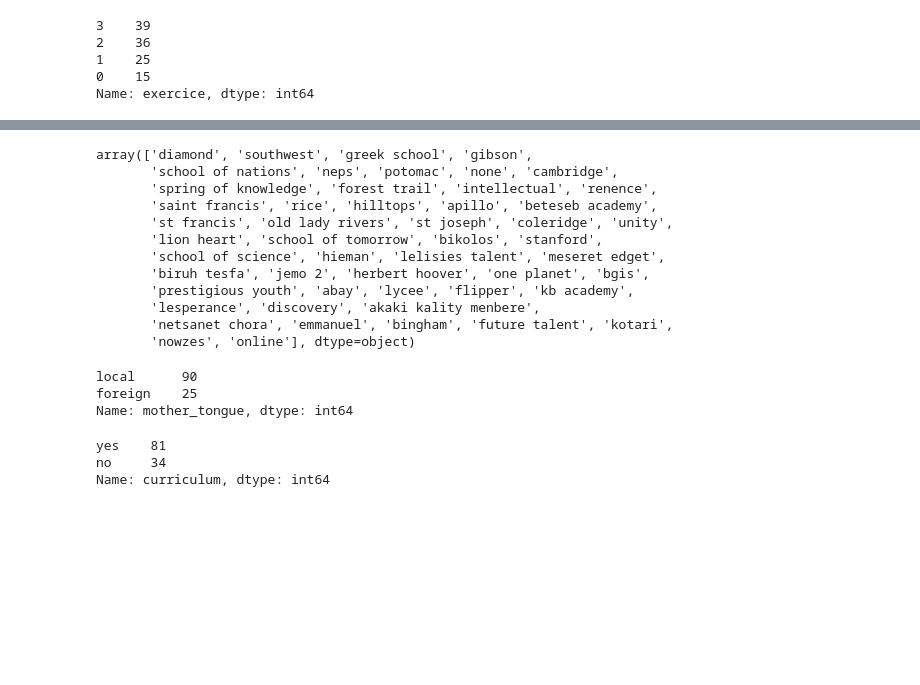
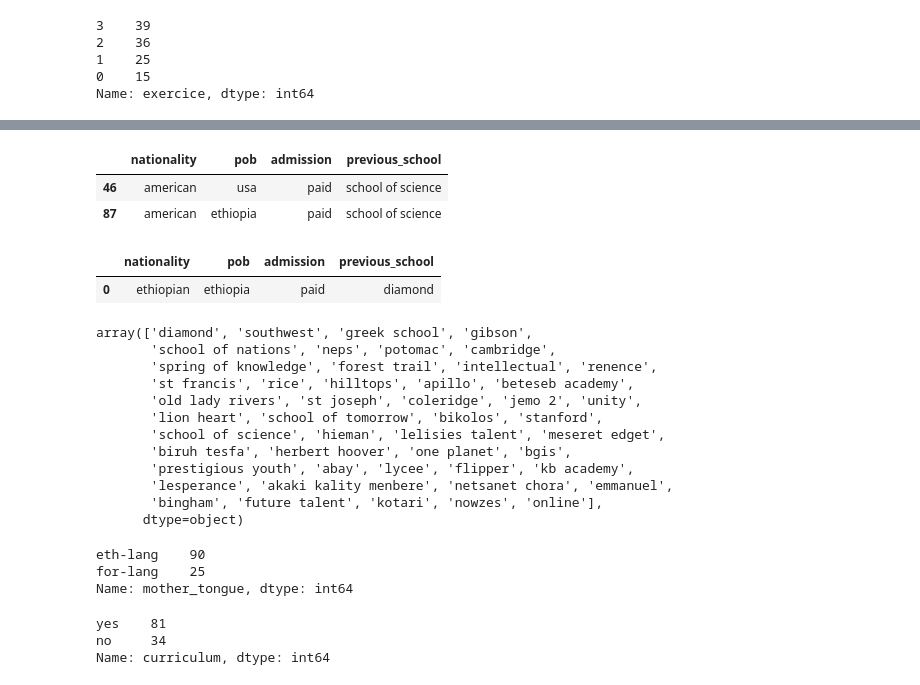
Before and after one commit to Ammon21/School-Data-Science-Project, a Jupyter notebook: notebooks/Data Cleaning-MS.ipynb, the cells around one changed output, grey strips where cells are left out. Drawn from its saved outputs; the diff is of its cells as text; code cells hidden in the pictures; blank space fills up the shorter version.

```diff
--- a/notebooks/Data Cleaning-MS.ipynb
+++ b/notebooks/Data Cleaning-MS.ipynb
@@ -453,4 +439,7 @@ df['previous_school'] = df['previous_school'].replace('lycee ', 'lycee')
 df['previous_school'] = df['previous_school'].replace('greek', 'greek school')
 df['previous_school'] = df['previous_school'].replace('Jemo 2 Primary School', 'jemo 2')
 df['previous_school'] = df['previous_school'].replace('beteseb', 'beteseb academy')
-df['previous_school'] = df['previous_school'].replace('discovery school of science ane tech','discovery')
+df['previous_school'] = df['previous_school'].replace('discovery','school of science')
+df['previous_school'] = df['previous_school'].replace('discovery school of science ane tech','school of science')
+df['previous_school'] = df['previous_school'].replace('saint francis','st francis')
+df.previous_school.value_counts()[:11]
@@ -457,30 +464,41 @@ df['previous_school'] = df['previous_school'].replace('discovery school of scien
+# %%
+df[df.previous_school == 'school of science'][['nationality', 'pob', 'admission', 'previous_school']]
+# %% [output]
+|  | nationality | pob | admission | previous_school |
+| 46 | american | usa | paid | school of science |
+| 87 | american | ethiopia | paid | school of science |
+# %%
+df[df.previous_school == 'diamond'] [['nationality', 'pob', 'admission', 'previous_school']]
+# %% [output]
+|  | nationality | pob | admission | previous_school |
+| 0 | ethiopian | ethiopia | paid | diamond |
 # %%
 df.previous_school.unique()
 # %% [output]
 array(['diamond', 'southwest', 'greek school', 'gibson',
-       'school of nations', 'neps', 'potomac', 'none', 'cambridge',
+       'school of nations', 'neps', 'potomac', 'cambridge',
        'spring of knowledge', 'forest trail', 'intellectual', 'renence',
-       'saint francis', 'rice', 'hilltops', 'apillo', 'beteseb academy',
-       'st francis', 'old lady rivers', 'st joseph', 'coleridge', 'unity',
+       'st francis', 'rice', 'hilltops', 'apillo', 'beteseb academy',
+       'old lady rivers', 'st joseph', 'coleridge', 'jemo 2', 'unity',
        'lion heart', 'school of tomorrow', 'bikolos', 'stanford',
        'school of science', 'hieman', 'lelisies talent', 'meseret edget',
-       'biruh tesfa', 'jemo 2', 'herbert hoover', 'one planet', 'bgis',
+       'biruh tesfa', 'herbert hoover', 'one planet', 'bgis',
        'prestigious youth', 'abay', 'lycee', 'flipper', 'kb academy',
-       'lesperance', 'discovery', 'akaki kality menbere',
-       'netsanet chora', 'emmanuel', 'bingham', 'future talent', 'kotari',
-       'nowzes', 'online'], dtype=object)
+       'lesperance', 'akaki kality menbere', 'netsanet chora', 'emmanuel',
+       'bingham', 'future talent', 'kotari', 'nowzes', 'online'],
+      dtype=object)
 # %%
 df.mother_tongue.value_counts()
 df['mother_tongue'] = df['mother_tongue'].replace('engish', 'english')
-df['mother_tongue'] = df['mother_tongue'].replace('english', 'foreign')
-df['mother_tongue'] = df['mother_tongue'].replace('arabic', 'foreign')
-df['mother_tongue'] = df['mother_tongue'].replace('norwegian', 'foreign')
-df['mother_tongue'] = df['mother_tongue'].replace('afan oromo', 'local')
-df['mother_tongue'] = df['mother_tongue'].replace('amharic', 'local')
+df['mother_tongue'] = df['mother_tongue'].replace('english', 'for-lang')
+df['mother_tongue'] = df['mother_tongue'].replace('arabic', 'for-lang')
+df['mother_tongue'] = df['mother_tongue'].replace('norwegian', 'for-lang')
+df['mother_tongue'] = df['mother_tongue'].replace('afan oromo', 'eth-lang')
+df['mother_tongue'] = df['mother_tongue'].replace('amharic', 'eth-lang')
 df.mother_tongue.value_counts()
 # %% [output]
-local      90
-foreign    25
+eth-lang    90
+for-lang    25
 Name: mother_tongue, dtype: int64
 # %%
 df['curriculum'].value_counts()
```
Also changed, not shown: parts of 3 cells of this notebook, 1 other file.
